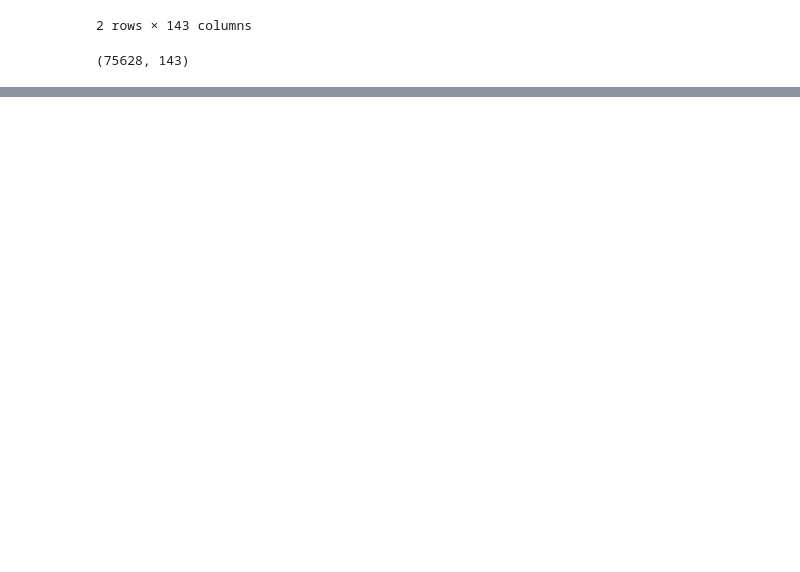
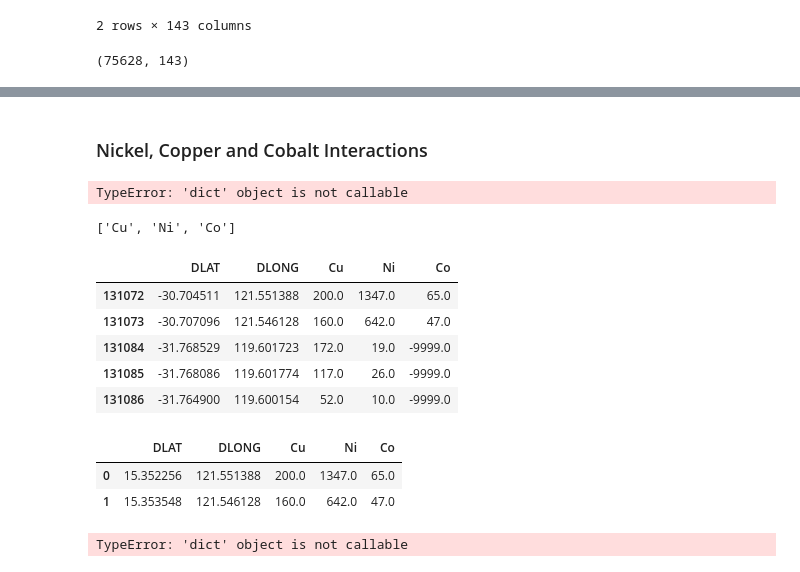
Before and after one commit to franticOreo/CriticalMinerals, a Jupyter notebook: eli/WAMEX_CLOSE_COORDS_MODELLING.ipynb, the cells around one changed output, grey strips where cells are left out. Cells and saved outputs as stored; diff of their text form; code cells hidden in the pictures; blank space fills up the shorter version.

```diff
--- a/eli/WAMEX_CLOSE_COORDS_MODELLING.ipynb
+++ b/eli/WAMEX_CLOSE_COORDS_MODELLING.ipynb
@@ -65,0 +60,44 @@ df_wamex_rc.applymap(replace_neg9999)
+# %% [markdown]
+### Nickel, Copper and Cobalt Interactions
+# %%
+# most common pair in MINEDEX data.
+abdundant_minerals = ['Copper', 'Nickel']
+critical_mineral = ['Cobalt']
+
+full_to_atomic = {
+    "Copper": "Cu",
+    "Cobalt": "Co",
+    "Nickel": "Ni"
+}
+
+critical_mineral = full_to_atomic(critical_mineral)
+# %% [output]
+TypeError: 'dict' object is not callable
+# %%
+new_cols = []
+for col in df_wamex_rc.columns:
+    if "ppm" in col:
+        new_cols.append(col.split('_')[0])
+    else:
+        new_cols.append(col)
+
+df_wamex_rc.columns = new_cols
+# %%
+minerals = abdundant_minerals + critical_mineral
+
+minerals_atomic = [full_to_atomic[mineral] for mineral in minerals]
+minerals_atomic
+# %% [output]
+['Cu', 'Ni', 'Co']
+# %%
+input_cols = ['DLAT', 'DLONG'] + minerals_atomic
+# %%
+df = df_wamex_rc[input_cols]
+df.head(5)
+# %% [output]
+|  | DLAT | DLONG | Cu | Ni | Co |
+| 131072 | -30.704511 | 121.551388 | 200.0 | 1347.0 | 65.0 |
+| 131073 | -30.707096 | 121.546128 | 160.0 | 642.0 | 47.0 |
+| 131084 | -31.768529 | 119.601723 | 172.0 | 19.0 | -9999.0 |
+| 131085 | -31.768086 | 119.601774 | 117.0 | 26.0 | -9999.0 |
+| 131086 | -31.764900 | 119.600154 | 52.0 | 10.0 | -9999.0 |
@@ -65,0 +127,10 @@ df_wamex_rc.applymap(replace_neg9999)
+# %%
+df.head(2)
+# %% [output]
+|  | DLAT | DLONG | Cu | Ni | Co |
+| 0 | 15.352256 | 121.551388 | 200.0 | 1347.0 | 65.0 |
+| 1 | 15.353548 | 121.546128 | 160.0 | 642.0 | 47.0 |
+# %%
+df[full_to_atomic(critical_mineral)].plot(kind='hist')
+# %% [output]
+TypeError: 'dict' object is not callable
```
Also changed, not shown: parts of 23 cells of this notebook, 3 other files.
